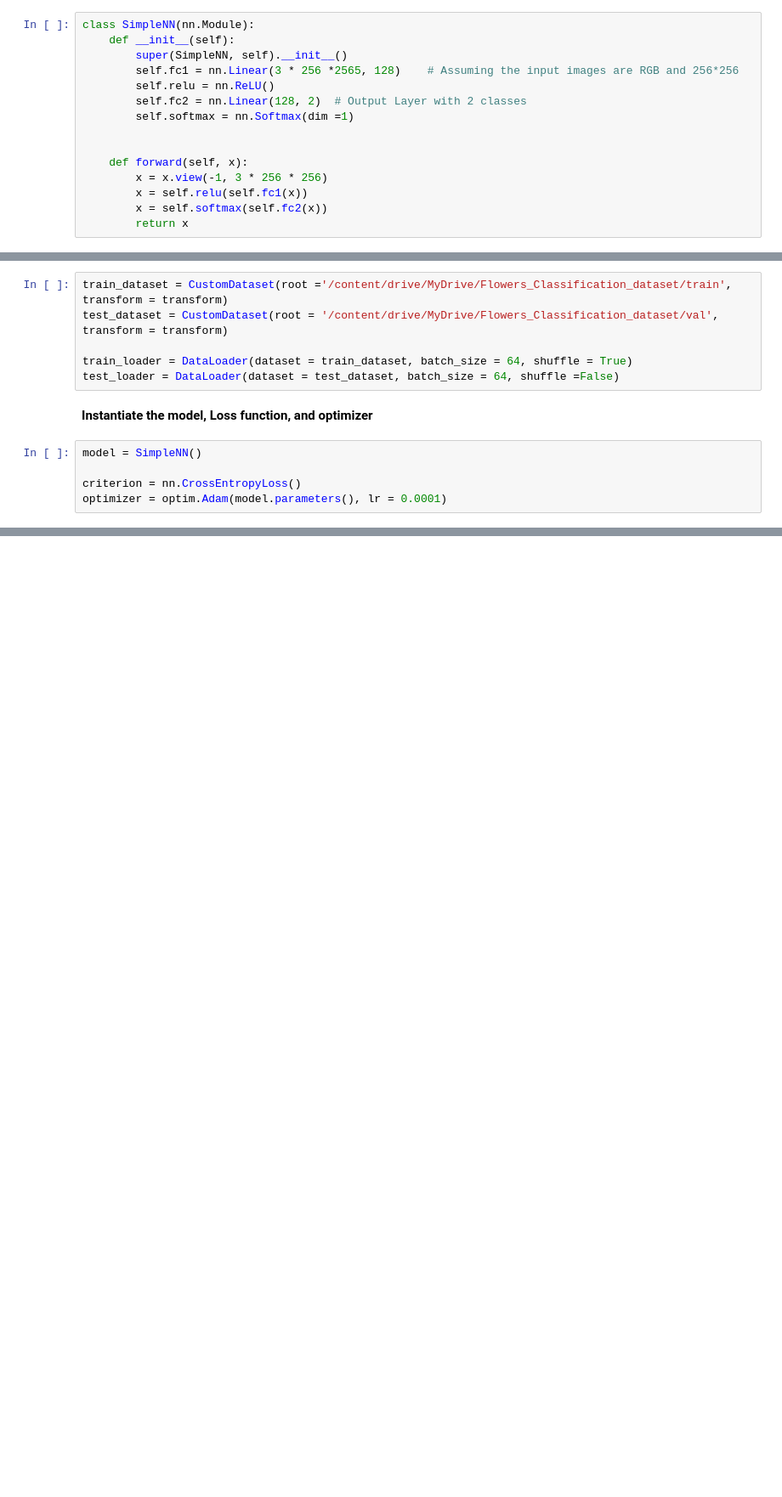
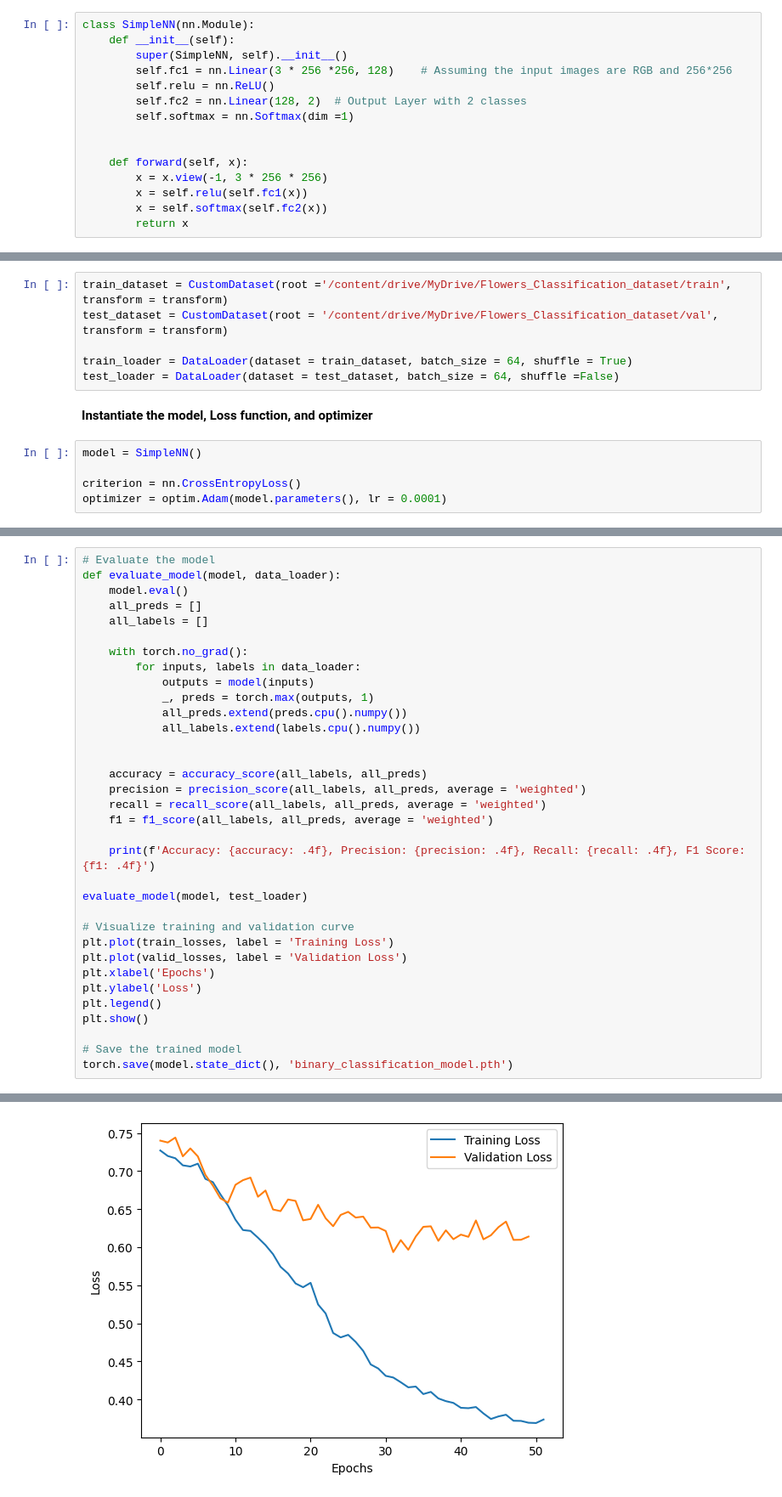
Before and after one commit to M-FoysalAhmed/PyTorch_Deep_Learning, a Jupyter notebook: Neural_Network_.ipynb, the cells around one changed output, grey strips where cells are left out. Shown at 85% size. Drawn from its saved outputs; the diff is of its cells as text; blank space fills up the shorter version.

```diff
--- a/Neural_Network_.ipynb
+++ b/Neural_Network_.ipynb
@@ -33,7 +33,7 @@ torch.manual_seed(10)
 class SimpleNN(nn.Module):
     def __init__(self):
         super(SimpleNN, self).__init__()
-        self.fc1 = nn.Linear(3 * 256 *2565, 128)    # Assuming the input images are RGB and 256*256
+        self.fc1 = nn.Linear(3 * 256 *256, 128)    # Assuming the input images are RGB and 256*256
         self.relu = nn.ReLU()
         self.fc2 = nn.Linear(128, 2)  # Output Layer with 2 classes
         self.softmax = nn.Softmax(dim =1)
@@ -81,0 +137,35 @@ optimizer = optim.Adam(model.parameters(), lr = 0.0001)
+# %%
+# Evaluate the model
+def evaluate_model(model, data_loader):
+    model.eval()
+    all_preds = []
+    all_labels = []
+
+    with torch.no_grad():
+        for inputs, labels in data_loader:
+            outputs = model(inputs)
+            _, preds = torch.max(outputs, 1)
+            all_preds.extend(preds.cpu().numpy())
+            all_labels.extend(labels.cpu().numpy())
+
+
+    accuracy = accuracy_score(all_labels, all_preds)
+    precision = precision_score(all_labels, all_preds, average = 'weighted')
+    recall = recall_score(all_labels, all_preds, average = 'weighted')
+    f1 = f1_score(all_labels, all_preds, average = 'weighted')
+
+    print(f'Accuracy: {accuracy: .4f}, Precision: {precision: .4f}, Recall: {recall: .4f}, F1 Score: {f1: .4f}')
+
+evaluate_model(model, test_loader)
+
+# Visualize training and validation curve
+plt.plot(train_losses, label = 'Training Loss')
+plt.plot(valid_losses, label = 'Validation Loss')
+plt.xlabel('Epochs')
+plt.ylabel('Loss')
+plt.legend()
+plt.show()
+
+# Save the trained model
+torch.save(model.state_dict(), 'binary_classification_model.pth')
+# %% [output]
@@ -81,0 +173 @@ optimizer = optim.Adam(model.parameters(), lr = 0.0001)
+[figure, added]
```
Also changed, not shown: parts of 3 cells of this notebook.
